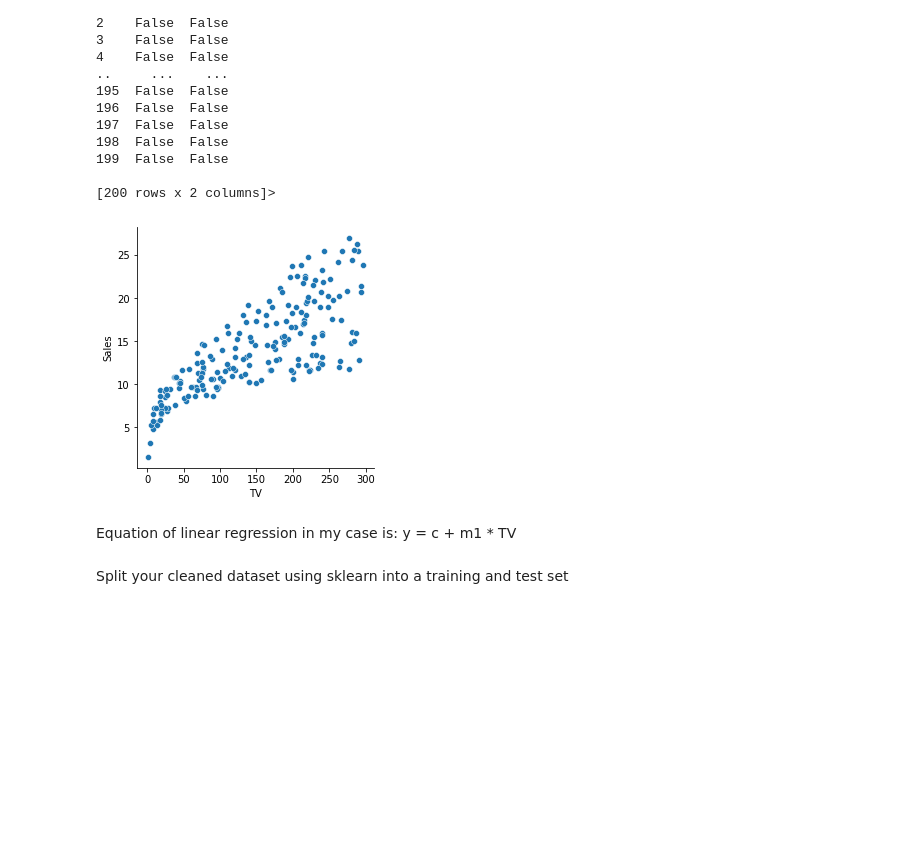
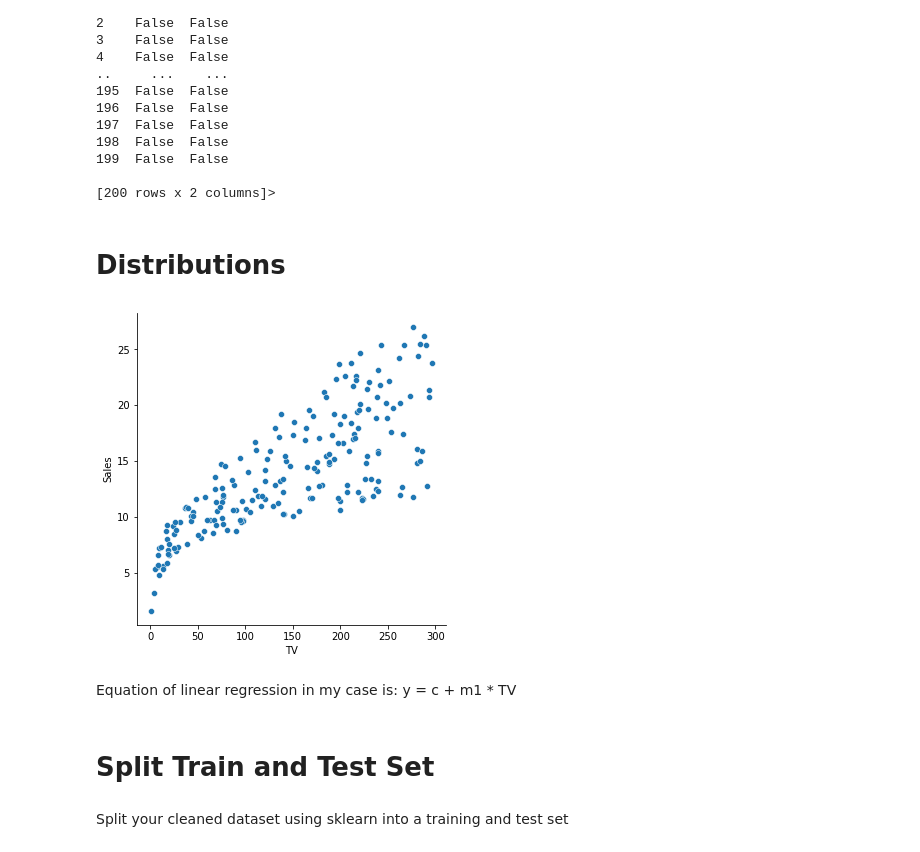
Before and after one commit to Alvintsui0203/AI_Assignment3, a Jupyter notebook: Regression.ipynb, the cells around one changed output. Cells and saved outputs as stored; diff of their text form; code cells hidden in the pictures; blank space fills up the shorter version.

```diff
--- a/Regression.ipynb
+++ b/Regression.ipynb
@@ -74,12 +84,14 @@ file.isnull().sum
 199  False  False
 
 [200 rows x 2 columns]>
+# %% [markdown]
+# Distributions
 # %%
 #Sales are related with TV using scatter plot
-sns.pairplot(file, x_vars=['TV'], y_vars='Sales', height=4, aspect=1, kind='scatter')
+sns.pairplot(file, x_vars=['TV'], y_vars='Sales', height=5, aspect=1, kind='scatter')
 plt.show()
 # %% [output]
-[figure, old version]
+[figure, new version]
 # %% [markdown]
 
 Equation of linear regression in my case is:
@@ -88,6 +100,8 @@ y = c + m1 * TV
 #assign the feature variable to the variable X and Sales to variable Y
 X = file['TV']
 Y = file['Sales']
+# %% [markdown]
+# Split Train and Test Set
 # %% [markdown]
 Split your cleaned dataset using sklearn into a training and test set
 # %%
```
Also changed, not shown: parts of 19 cells of this notebook.
